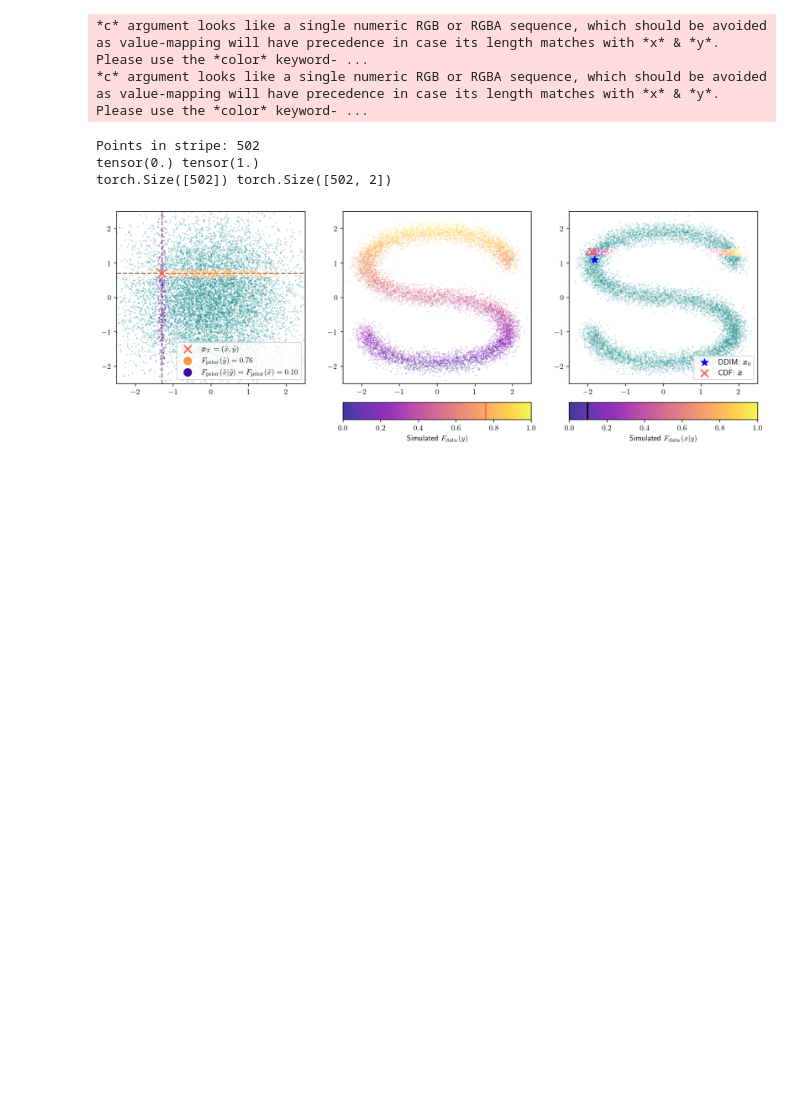
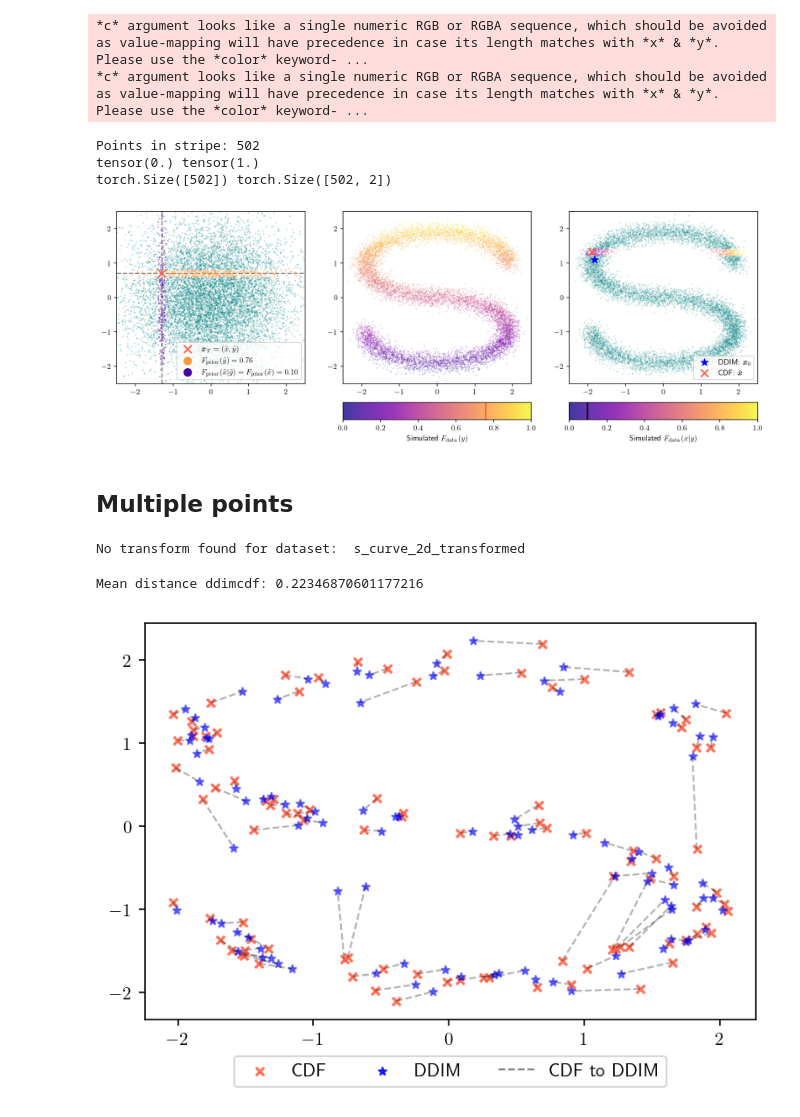
Before and after one commit to willdalh/diffusion-ot, a Jupyter notebook: src/experiments/density_mapping.ipynb, the cells around one changed output. Cells and saved outputs as stored; diff of their text form; code cells hidden in the pictures; blank space fills up the shorter version.

```diff
--- a/src/experiments/density_mapping.ipynb
+++ b/src/experiments/density_mapping.ipynb
@@ -593,3 +606,64 @@ Points in stripe: 502
 tensor(0.) tensor(1.)
 torch.Size([502]) torch.Size([502, 2])
 [figure]
+# %% [markdown]
+## Multiple points
+# %%
+n = 20000
+data = get_dataset(args["dataset"], root="../data", mus=args["mus"], sigmas=args["sigmas"]).tensors[0].to(device)[:n]
+# %% [output]
+No transform found for dataset:  s_curve_2d_transformed
+# %%
+latents = torch.randn(100, *ddim3.data_shape).to(device)
+ddimpoints = ddim3.sample(device, latents=latents, timesteps=20).cpu().numpy()
+# %%
+cdf_points = []
+for x, y in latents:
+    pointsimple = torch.tensor([x, y]).to(device)
+    pointsimplex, pointsimpley = pointsimple[0], pointsimple[1]
+    cdfx = norm.cdf(x)
+    cdfy = norm.cdf(y)
+
+    # Sort by x
+    sortx_indices = torch.argsort(data[:, 0])
+    sortx = data[sortx_indices]
+    pointcomplexx = sortx[int(cdfx * n)][0]
+
+    margin = 0.1
+    data_mask = (sortx[:, 0] > pointcomplexx - margin) & (sortx[:, 0] < pointcomplexx + margin)
+    data_masknot = ~data_mask
+
+    ystripe = sortx[data_mask]
+
+    sortystripe_indices = torch.argsort(ystripe[:, 1])
+    sortystripe = ystripe[sortystripe_indices]
+    pointcomplex = sortystripe[int(cdfy * len(ystripe))]
+    # pointcomplex = torch.tensor([pointcomplexx, pointcomplexy]).to(device)
+    latent = pointsimple.unsqueeze(0).float()
+
+    cdf_points.append(pointcomplex.cpu().numpy())
+
+cdf_points = np.stack(cdf_points)
+
+distsddimcdf = np.linalg.norm(ddimpoints - cdf_points, axis=1)
+print(f"Mean distance ddimcdf: {np.mean(distsddimcdf)}")
+
+
+fig, ax = plt.subplots()
+
+ax.scatter(cdf_points[:, 0], cdf_points[:, 1], s=20, c=map_color,  marker="x", alpha=0.9, label="CDF")
+ax.scatter(ddimpoints[:, 0], ddimpoints[:, 1], s=20, c=ddim_map_color, marker="*", linewidths=1, alpha=0.5, label="DDIM")
+for i in range(len(cdf_points)):
+    ax.plot([cdf_points[i, 0], ddimpoints[i, 0]], [cdf_points[i, 1], ddimpoints[i, 1]], color="black", alpha=0.3, linestyle="--", linewidth=1)
+
+# Legend on bottom horizontal
+ax.legend(["CDF", "DDIM", "CDF to DDIM"], loc="upper center", bbox_to_anchor=(0.5, -0.07), ncol=3)
+leg = fig.gca().get_legend()
+[lh.set_alpha(a) for a, lh in zip([0.9, 0.8, 0.5], leg.legendHandles)]
+# for lh in leg.legendHandles:
+#     lh.set_alpha(0.5)
+
+# fig.savefig("figures/low_dim/s-curve/s_curve_ddim_cdf_multiple.pdf", bbox_inches="tight")
+# %% [output]
+Mean distance ddimcdf: 0.22346870601177216
+[figure, added]
```
Also changed, not shown: parts of 7 cells of this notebook, 7 other files.
